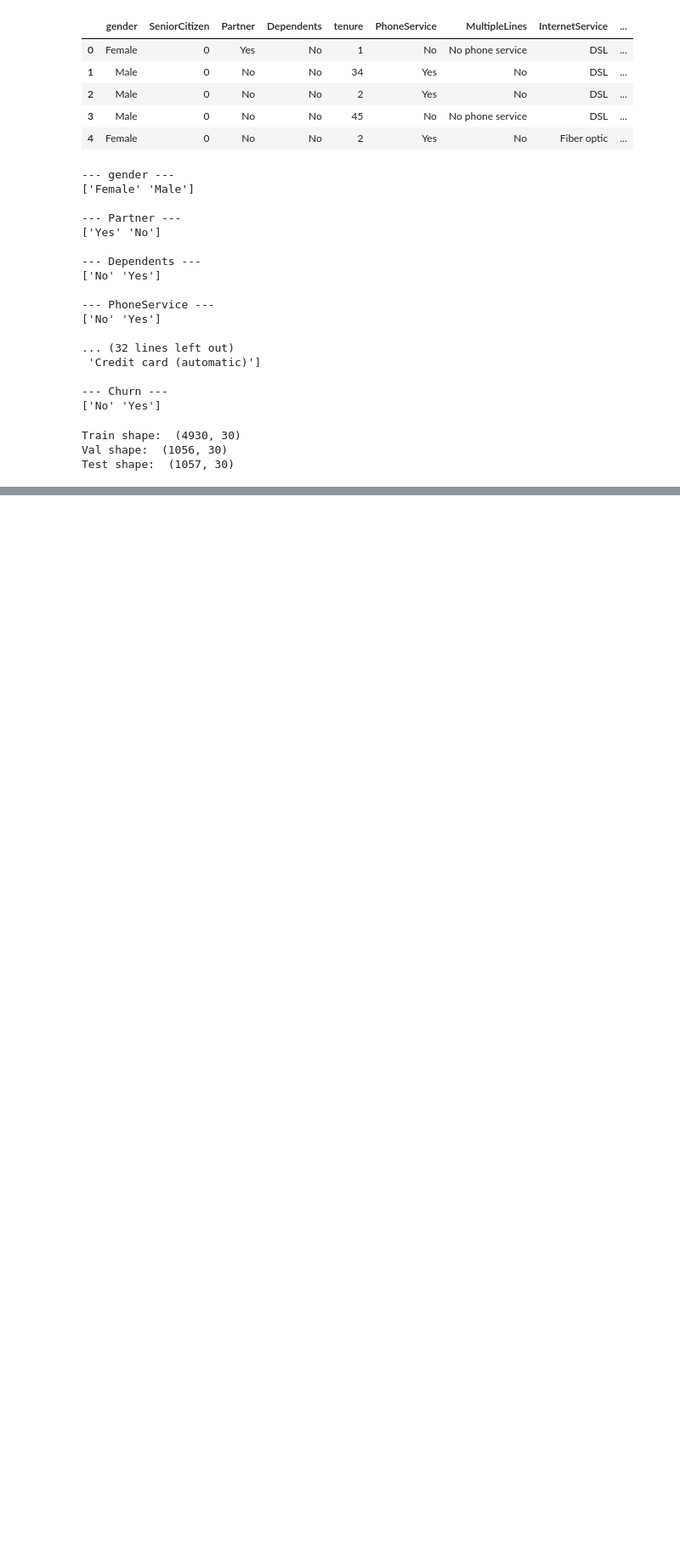
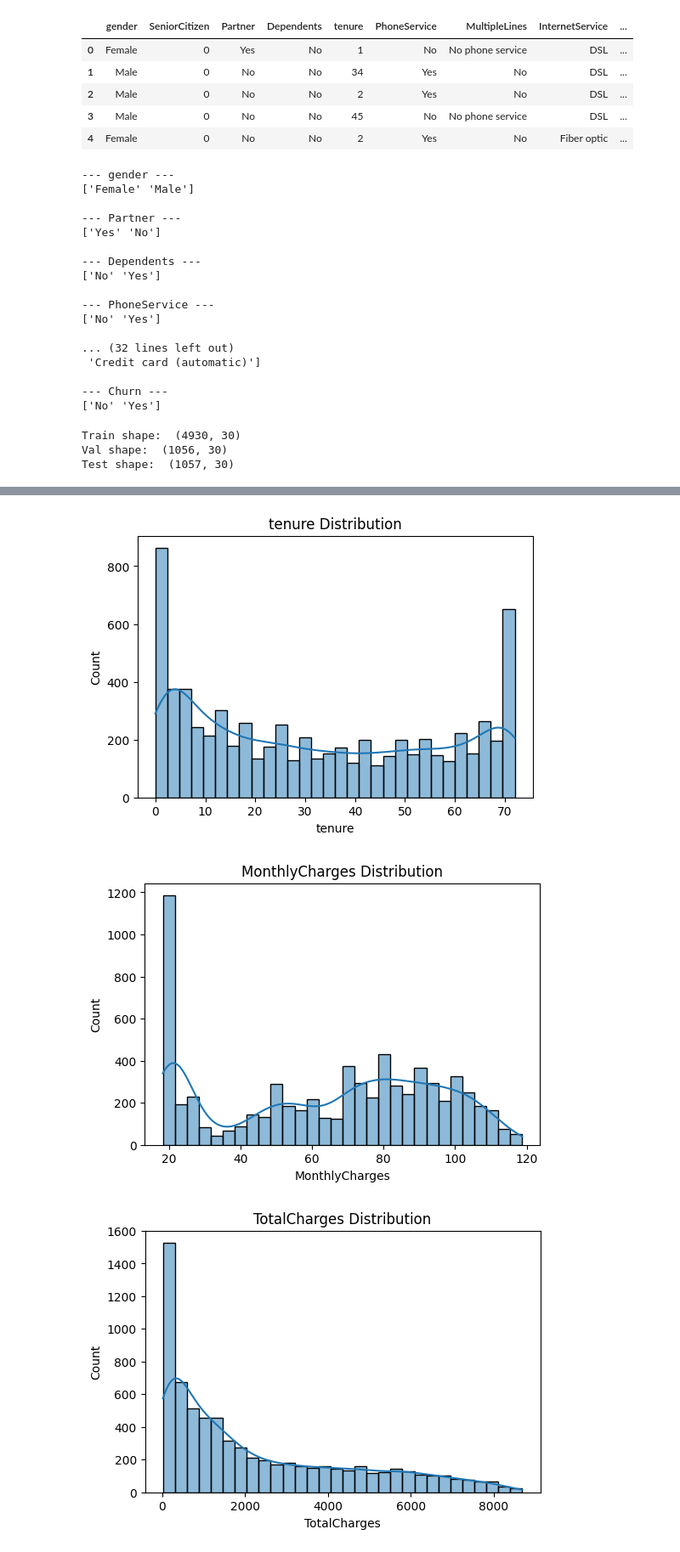
Before and after one commit to salihaderin/telco_customer_churn, a Jupyter notebook: notebooks/churn_analysis.ipynb, the cells around one changed output, grey strips where cells are left out. Shown: that part at 85% size. Cells and saved outputs as stored; diff of their text form; code cells hidden in the pictures; blank space fills up the shorter version.

```diff
--- a/notebooks/churn_analysis.ipynb
+++ b/notebooks/churn_analysis.ipynb
@@ -140,0 +163,15 @@ Test shape:  (1057, 30)
+# %%
+import matplotlib.pyplot as plt
+import seaborn as sns
+
+num_cols = ['tenure','MonthlyCharges','TotalCharges']
+
+for col in num_cols:
+    plt.figure(figsize=(6,4))
+    sns.histplot(X_train_final[col], kde=True, bins=30)
+    plt.title(f'{col} Distribution')
+    plt.show()
+# %% [output]
+[figure, added]
+[figure, added]
+[figure, added]
```
Also changed, not shown: parts of 4 cells of this notebook.
